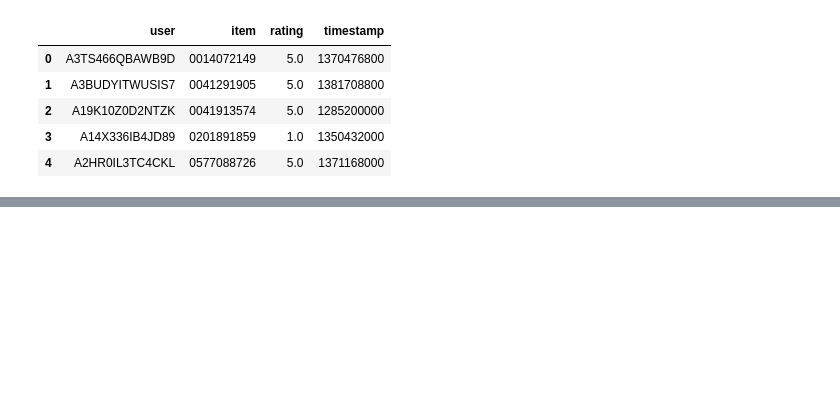
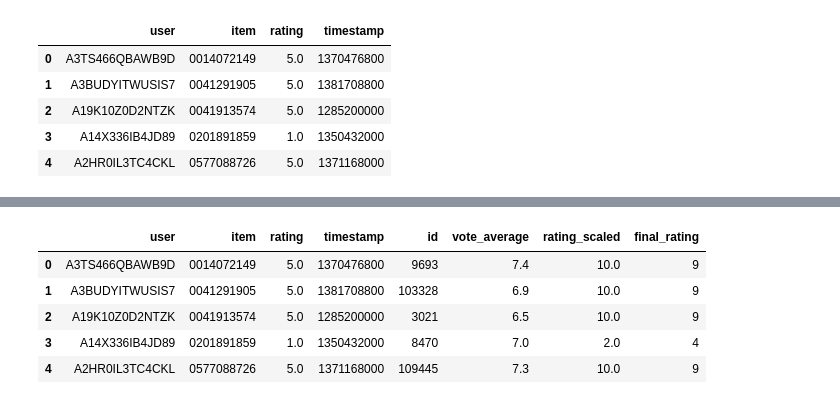
Before and after one commit to adityamurti/Streamlit_Recommendation-System, a Jupyter notebook: user.ipynb, the cells around one changed output, grey strips where cells are left out. Drawn from its saved outputs; the diff is of its cells as text; code cells hidden in the pictures; blank space fills up the shorter version.

Commit message:
update user ratings

```diff
--- a/user.ipynb
+++ b/user.ipynb
@@ -58,0 +59,20 @@ memory usage: 11.4+ MB
+# %%
+df_amazon_ratings["rating_scaled"] = df_amazon_ratings["rating"] * 2
+# %%
+df_amazon_ratings["final_rating"] = (
+    df_amazon_ratings["rating_scaled"] * 0.7 +
+    df_amazon_ratings["vote_average"] * 0.3
+)
+# %%
+df_amazon_ratings["final_rating"] = df_amazon_ratings["final_rating"].clip(0, 10)
+# %%
+df_amazon_ratings["final_rating"] = df_amazon_ratings["final_rating"].round().astype(int)
+# %%
+df_amazon_ratings.head()
+# %% [output]
+|  | user | item | rating | timestamp | id | vote_average | rating_scaled | final_rating |
+| 0 | A3TS466QBAWB9D | 0014072149 | 5.0 | 1370476800 | 9693 | 7.4 | 10.0 | 9 |
+| 1 | A3BUDYITWUSIS7 | 0041291905 | 5.0 | 1381708800 | 103328 | 6.9 | 10.0 | 9 |
+| 2 | A19K10Z0D2NTZK | 0041913574 | 5.0 | 1285200000 | 3021 | 6.5 | 10.0 | 9 |
+| 3 | A14X336IB4JD89 | 0201891859 | 1.0 | 1350432000 | 8470 | 7.0 | 2.0 | 4 |
+| 4 | A2HR0IL3TC4CKL | 0577088726 | 5.0 | 1371168000 | 109445 | 7.3 | 10.0 | 9 |
```
Also changed, not shown: parts of 10 cells of this notebook.
